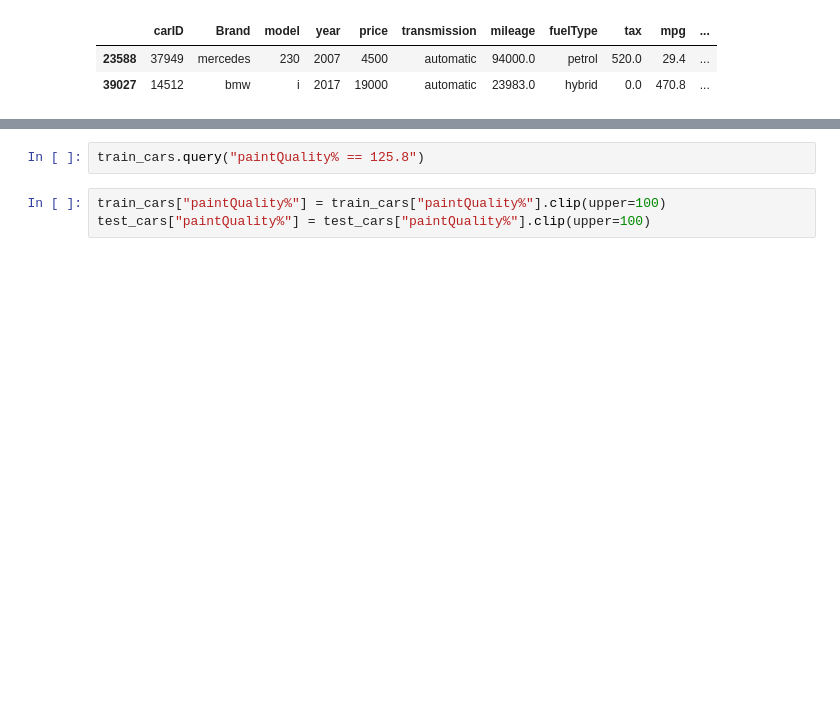
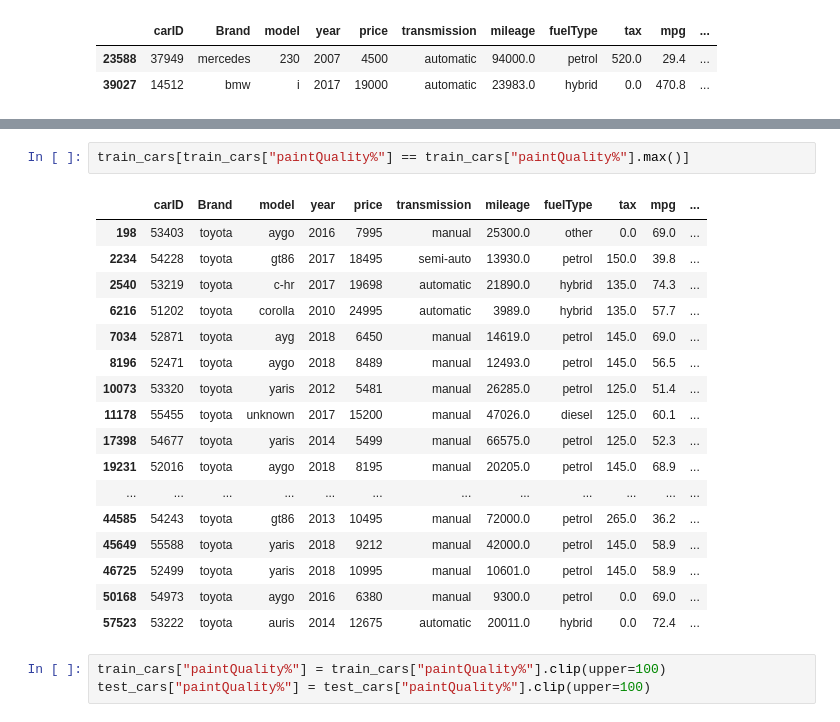
Before and after one commit to peppathecodingpig/Trabalho-de-Machine-Learning, a Jupyter notebook: Project_notebook.ipynb, the cells around one changed output, grey strips where cells are left out. Cells and saved outputs as stored; diff of their text form; blank space fills up the shorter version.

```diff
--- a/Project_notebook.ipynb
+++ b/Project_notebook.ipynb
@@ -344,5 +353,23 @@ train_cars[train_cars["engineSize"] == 0]
 # %%
-train_cars.query("paintQuality% == 125.8")
+train_cars[train_cars["paintQuality%"] == train_cars["paintQuality%"].max()]
+# %% [output]
+|  | carID | Brand | model | year | price | transmission | mileage | fuelType | tax | mpg | ... |
+| 198 | 53403 | toyota | aygo | 2016 | 7995 | manual | 25300.0 | other | 0.0 | 69.0 | ... |
+| 2234 | 54228 | toyota | gt86 | 2017 | 18495 | semi-auto | 13930.0 | petrol | 150.0 | 39.8 | ... |
+| 2540 | 53219 | toyota | c-hr | 2017 | 19698 | automatic | 21890.0 | hybrid | 135.0 | 74.3 | ... |
+| 6216 | 51202 | toyota | corolla | 2010 | 24995 | automatic | 3989.0 | hybrid | 135.0 | 57.7 | ... |
+| 7034 | 52871 | toyota | ayg | 2018 | 6450 | manual | 14619.0 | petrol | 145.0 | 69.0 | ... |
+| 8196 | 52471 | toyota | aygo | 2018 | 8489 | manual | 12493.0 | petrol | 145.0 | 56.5 | ... |
+| 10073 | 53320 | toyota | yaris | 2012 | 5481 | manual | 26285.0 | petrol | 125.0 | 51.4 | ... |
+| 11178 | 55455 | toyota | unknown | 2017 | 15200 | manual | 47026.0 | diesel | 125.0 | 60.1 | ... |
+| 17398 | 54677 | toyota | yaris | 2014 | 5499 | manual | 66575.0 | petrol | 125.0 | 52.3 | ... |
+| 19231 | 52016 | toyota | aygo | 2018 | 8195 | manual | 20205.0 | petrol | 145.0 | 68.9 | ... |
+| ... | ... | ... | ... | ... | ... | ... | ... | ... | ... | ... | ... |
+| 44585 | 54243 | toyota | gt86 | 2013 | 10495 | manual | 72000.0 | petrol | 265.0 | 36.2 | ... |
+| 45649 | 55588 | toyota | yaris | 2018 | 9212 | manual | 42000.0 | petrol | 145.0 | 58.9 | ... |
+| 46725 | 52499 | toyota | yaris | 2018 | 10995 | manual | 10601.0 | petrol | 145.0 | 58.9 | ... |
+| 50168 | 54973 | toyota | aygo | 2016 | 6380 | manual | 9300.0 | petrol | 0.0 | 69.0 | ... |
+| 57523 | 53222 | toyota | auris | 2014 | 12675 | automatic | 20011.0 | hybrid | 0.0 | 72.4 | ... |
 # %%
 train_cars["paintQuality%"] = train_cars["paintQuality%"].clip(upper=100)
 test_cars["paintQuality%"] = test_cars["paintQuality%"].clip(upper=100)
```
Also changed, not shown: parts of 8 cells of this notebook.
